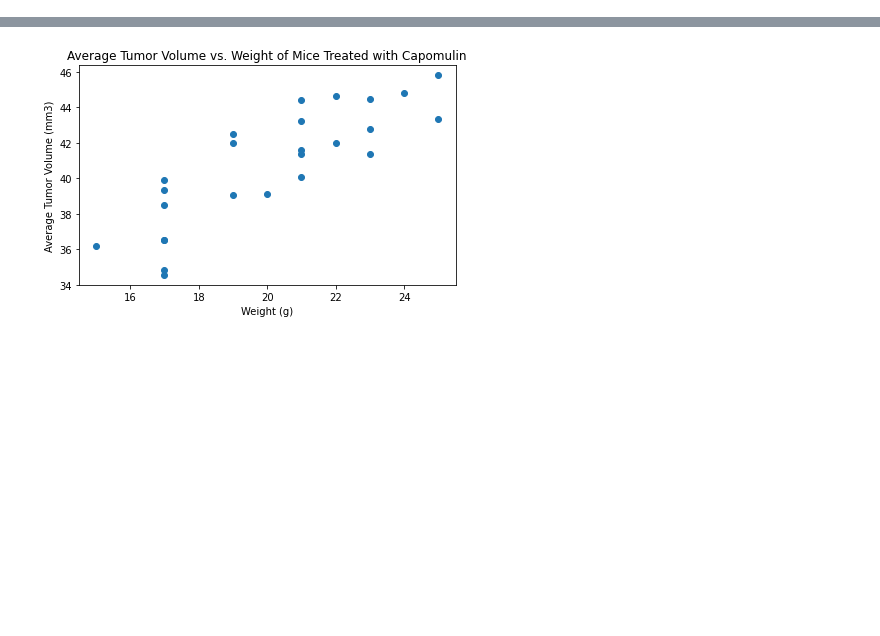
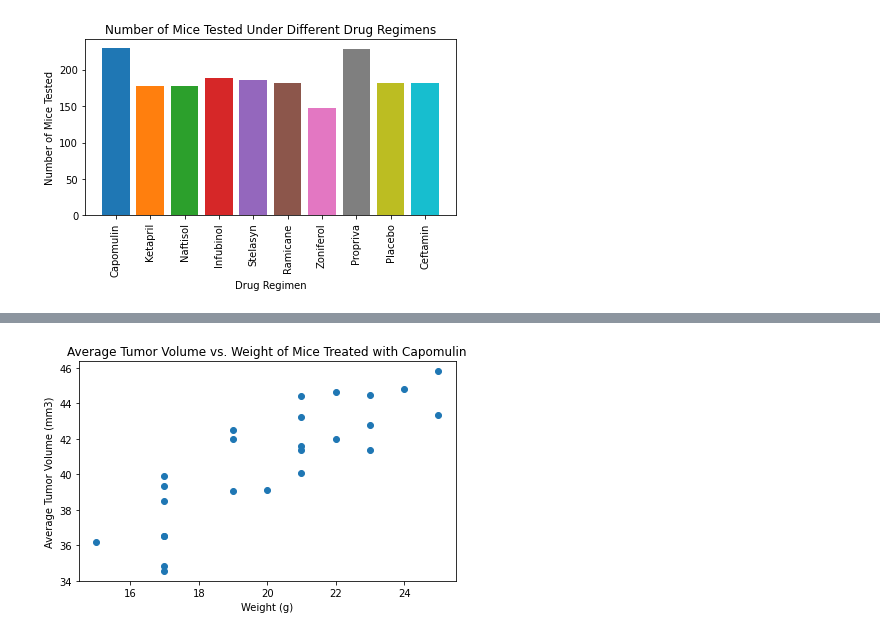
Before and after one commit to Wheezyotter/data_visualization-challenge, a Jupyter notebook: pymaceuticals.ipynb, the cells around one changed output, grey strips where cells are left out. Cells and saved outputs as stored; diff of their text form; code cells hidden in the pictures; blank space fills up the shorter version.

```diff
--- a/pymaceuticals.ipynb
+++ b/pymaceuticals.ipynb
@@ -278,0 +136,21 @@ mouse_data_cap_byMouse_avg
+# %%
+# Creates ticks, axes, and labels for number of mice per regimen plot
+x_axis =  np.arange(len(mouse_study_by_drug_full["Drug Regimen"].unique()))
+y_axis = mouse_study_by_drug_full_counts["Timepoint"]
+x_labels = clean_mouse_study["Drug Regimen"].unique()
+tick_locations = [value for value in x_axis]
+
+# Stores color map info
+my_cmap = plt.get_cmap("tab10")
+
+# Plots the number of mice in each regimen using matplotlib
+plt.xticks(tick_locations, x_labels, rotation = "vertical")
+plt.bar(x_axis, y_axis, color = my_cmap.colors)
+plt.title("Number of Mice Tested Under Different Drug Regimens")
+plt.xlabel("Drug Regimen")
+plt.ylabel("Number of Mice Tested")
+
+plt.tight_layout()
+plt.show()
+# %% [output]
+[figure, added]
```
Also changed, not shown: parts of 35 cells of this notebook.
